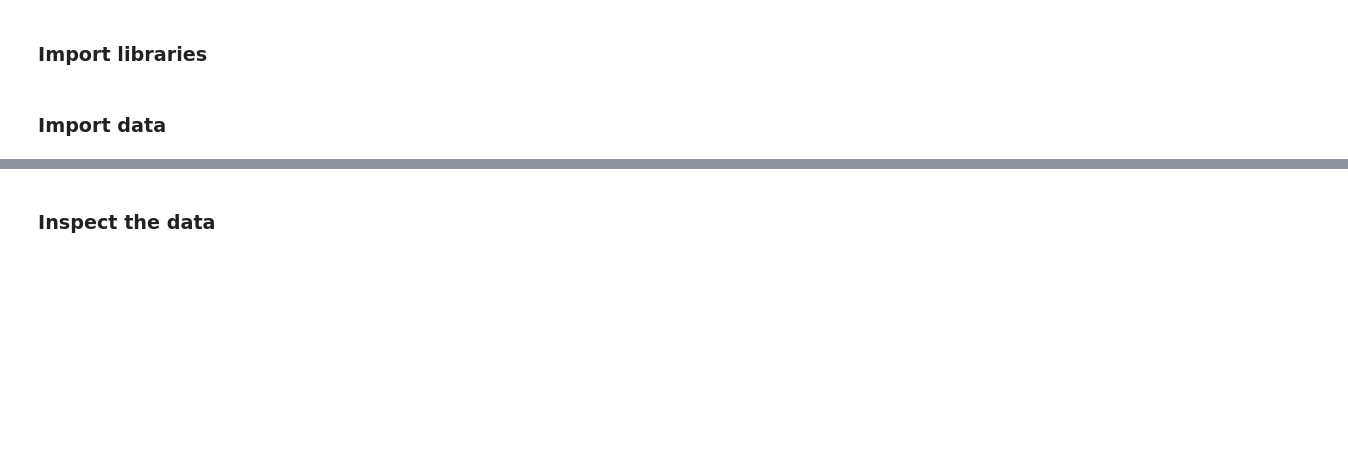
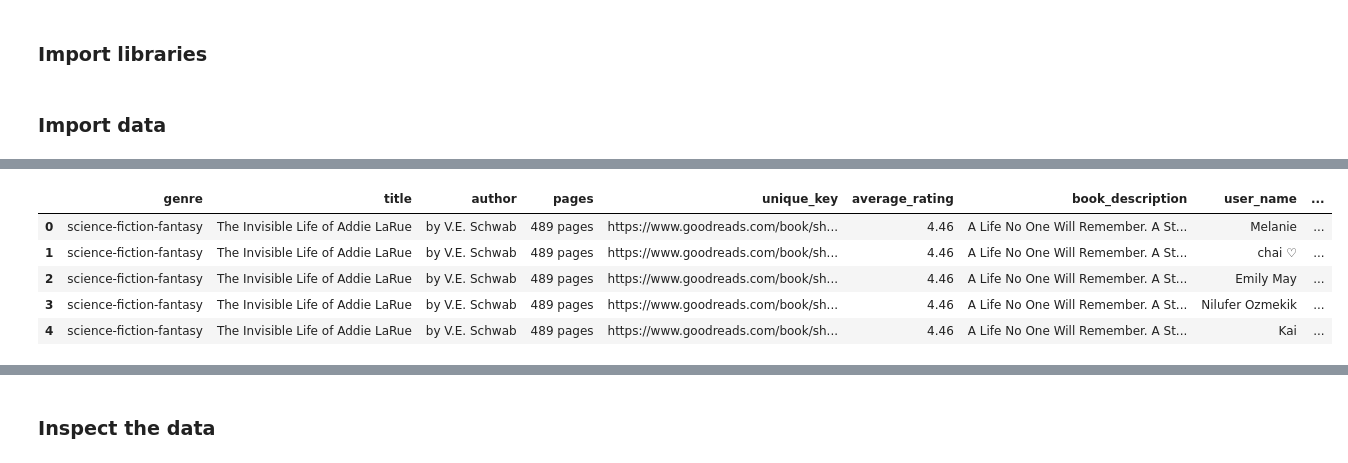
Before and after one commit to angelicacodes/book_recommendation, a Jupyter notebook: notebooks/exploratory/EDA1.ipynb, the cells around one changed output, grey strips where cells are left out. Cells and saved outputs as stored; diff of their text form; code cells hidden in the pictures; blank space fills up the shorter version.

```diff
--- a/notebooks/exploratory/EDA1.ipynb
+++ b/notebooks/exploratory/EDA1.ipynb
@@ -25,0 +115,9 @@ from pyspark.ml.tuning import CrossValidator, ParamGridBuilder
+# %%
+science_fiction_fantasy.head()
+# %% [output]
+|  | genre | title | author | pages | unique_key | average_rating | book_description | user_name | ... |
+| 0 | science-fiction-fantasy | The Invisible Life of Addie LaRue | by V.E. Schwab | 489 pages | https://www.goodreads.com/book/sh... | 4.46 | A Life No One Will Remember. A St... | Melanie | ... |
+| 1 | science-fiction-fantasy | The Invisible Life of Addie LaRue | by V.E. Schwab | 489 pages | https://www.goodreads.com/book/sh... | 4.46 | A Life No One Will Remember. A St... | chai ♡ | ... |
+| 2 | science-fiction-fantasy | The Invisible Life of Addie LaRue | by V.E. Schwab | 489 pages | https://www.goodreads.com/book/sh... | 4.46 | A Life No One Will Remember. A St... | Emily May | ... |
+| 3 | science-fiction-fantasy | The Invisible Life of Addie LaRue | by V.E. Schwab | 489 pages | https://www.goodreads.com/book/sh... | 4.46 | A Life No One Will Remember. A St... | Nilufer Ozmekik | ... |
+| 4 | science-fiction-fantasy | The Invisible Life of Addie LaRue | by V.E. Schwab | 489 pages | https://www.goodreads.com/book/sh... | 4.46 | A Life No One Will Remember. A St... | Kai | ... |
```
Also changed, not shown: parts of 23 cells of this notebook, 6 other files.
